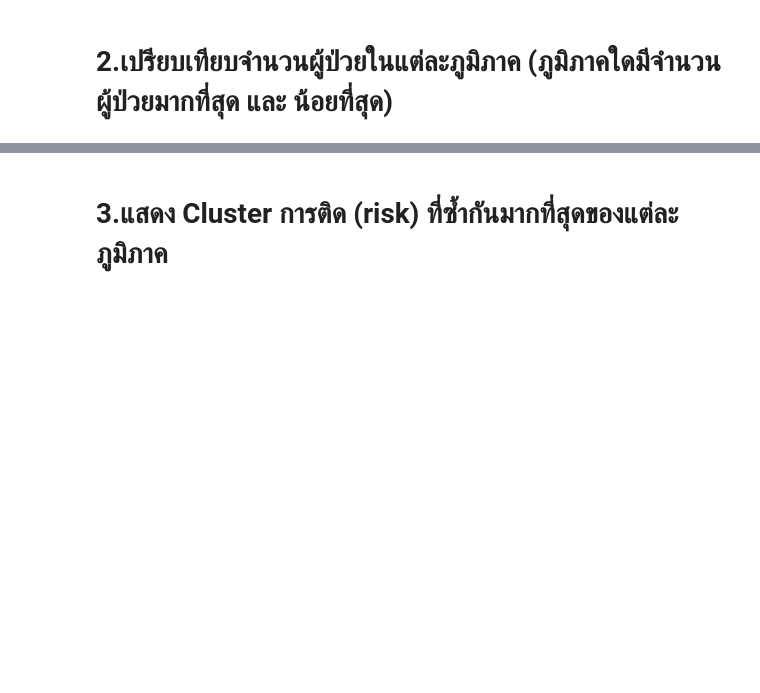
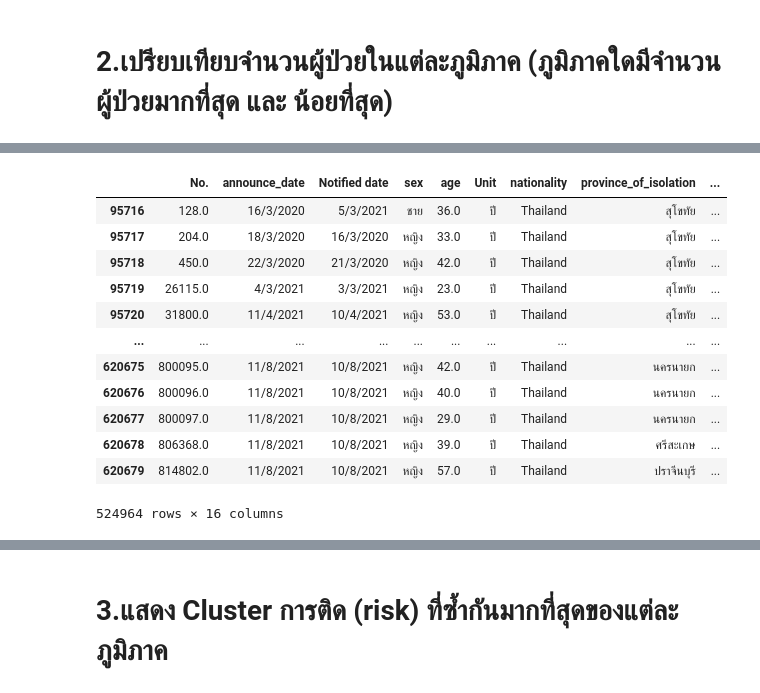
Before and after one commit to ThanikPimpiban/data_viz_2022, a Jupyter notebook: BasicPython&DataViz_midterm2022.ipynb, the cells around one changed output, grey strips where cells are left out. Drawn from its saved outputs; the diff is of its cells as text; code cells hidden in the pictures; blank space fills up the shorter version.

```diff
--- a/BasicPython&DataViz_midterm2022.ipynb
+++ b/BasicPython&DataViz_midterm2022.ipynb
@@ -223,0 +277,17 @@ df.shape
+# %%
+df_M = df[df['6 ภูมิภาค (ภูมิศาสตร์)']=='กลาง']
+df_M
+# %% [output]
+|  | No. | announce_date | Notified date | sex | age | Unit | nationality | province_of_isolation | ... |
+| 95716 | 128.0 | 16/3/2020 | 5/3/2021 | ชาย | 36.0 | ปี | Thailand | สุโขทัย | ... |
+| 95717 | 204.0 | 18/3/2020 | 16/3/2020 | หญิง | 33.0 | ปี | Thailand | สุโขทัย | ... |
+| 95718 | 450.0 | 22/3/2020 | 21/3/2020 | หญิง | 42.0 | ปี | Thailand | สุโขทัย | ... |
+| 95719 | 26115.0 | 4/3/2021 | 3/3/2021 | หญิง | 23.0 | ปี | Thailand | สุโขทัย | ... |
+| 95720 | 31800.0 | 11/4/2021 | 10/4/2021 | หญิง | 53.0 | ปี | Thailand | สุโขทัย | ... |
+| ... | ... | ... | ... | ... | ... | ... | ... | ... | ... |
+| 620675 | 800095.0 | 11/8/2021 | 10/8/2021 | หญิง | 42.0 | ปี | Thailand | นครนายก | ... |
+| 620676 | 800096.0 | 11/8/2021 | 10/8/2021 | หญิง | 40.0 | ปี | Thailand | นครนายก | ... |
+| 620677 | 800097.0 | 11/8/2021 | 10/8/2021 | หญิง | 29.0 | ปี | Thailand | นครนายก | ... |
+| 620678 | 806368.0 | 11/8/2021 | 10/8/2021 | หญิง | 39.0 | ปี | Thailand | ศรีสะเกษ | ... |
+| 620679 | 814802.0 | 11/8/2021 | 10/8/2021 | หญิง | 57.0 | ปี | Thailand | ปราจีนบุรี | ... |
+524964 rows × 16 columns
```
Also changed, not shown: parts of 16 cells of this notebook.
